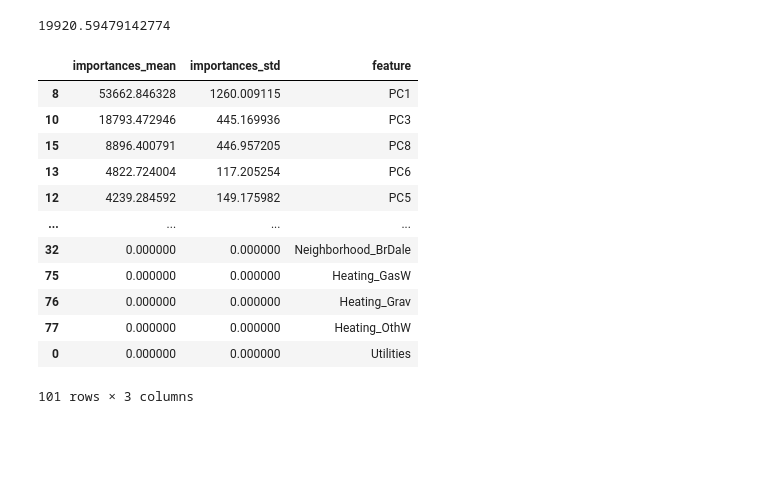
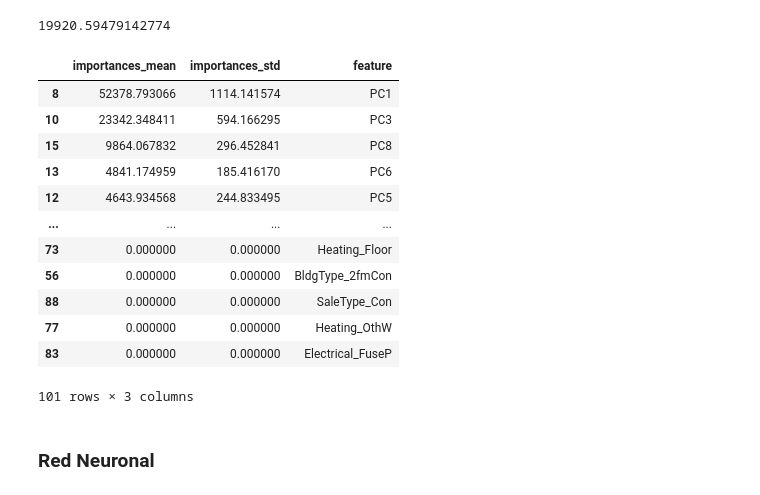
Before and after one commit to JordiPG05/Aprender-Tutoriales, a Jupyter notebook: Regression-Techniques.ipynb, the cells around one changed output. Drawn from its saved outputs; the diff is of its cells as text; code cells hidden in the pictures; blank space fills up the shorter version.

Commit message:
Kaggle Notebook | House Prices - Advanced Regression Techniques | Version 7

```diff
--- a/Regression-Techniques.ipynb
+++ b/Regression-Techniques.ipynb
@@ -579,32 +592,34 @@ Light_error
 # %%
 from sklearn.inspection import permutation_importance
 importancia = permutation_importance(
-                estimator    = Light_regress,
+                estimator    = XGregress,
                 X            = X_train,
                 y            = y_train,
                 n_repeats    = 5,
                 scoring      = 'neg_root_mean_squared_error',
                 n_jobs       = multiprocessing.cpu_count() - 1,
                 random_state = 123
              )
 
 # Se almacenan los resultados (media y desviación) en un dataframe
 df_importancia = pd.DataFrame(
                     {k: importancia[k] for k in ['importances_mean', 'importances_std']}
                  )
 df_importancia['feature'] = X_train.columns
 df_importancia.sort_values('importances_mean', ascending=False)
 # %% [output]
 |  | importances_mean | importances_std | feature |
-| 8 | 53662.846328 | 1260.009115 | PC1 |
-| 10 | 18793.472946 | 445.169936 | PC3 |
-| 15 | 8896.400791 | 446.957205 | PC8 |
-| 13 | 4822.724004 | 117.205254 | PC6 |
-| 12 | 4239.284592 | 149.175982 | PC5 |
+| 8 | 52378.793066 | 1114.141574 | PC1 |
+| 10 | 23342.348411 | 594.166295 | PC3 |
+| 15 | 9864.067832 | 296.452841 | PC8 |
+| 13 | 4841.174959 | 185.416170 | PC6 |
+| 12 | 4643.934568 | 244.833495 | PC5 |
 | ... | ... | ... | ... |
-| 32 | 0.000000 | 0.000000 | Neighborhood_BrDale |
-| 75 | 0.000000 | 0.000000 | Heating_GasW |
-| 76 | 0.000000 | 0.000000 | Heating_Grav |
+| 73 | 0.000000 | 0.000000 | Heating_Floor |
+| 56 | 0.000000 | 0.000000 | BldgType_2fmCon |
+| 88 | 0.000000 | 0.000000 | SaleType_Con |
 | 77 | 0.000000 | 0.000000 | Heating_OthW |
-| 0 | 0.000000 | 0.000000 | Utilities |
+| 83 | 0.000000 | 0.000000 | Electrical_FuseP |
 101 rows × 3 columns
+# %% [markdown]
+### Red Neuronal
```
Also changed, not shown: parts of 4 cells of this notebook.
